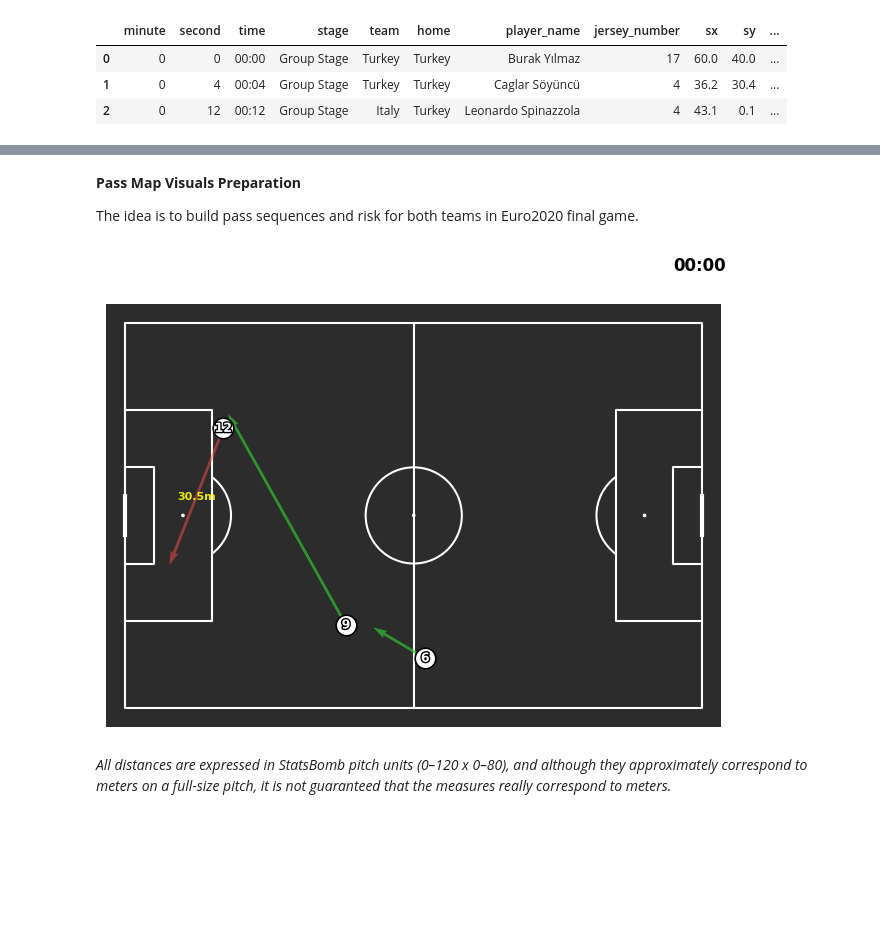
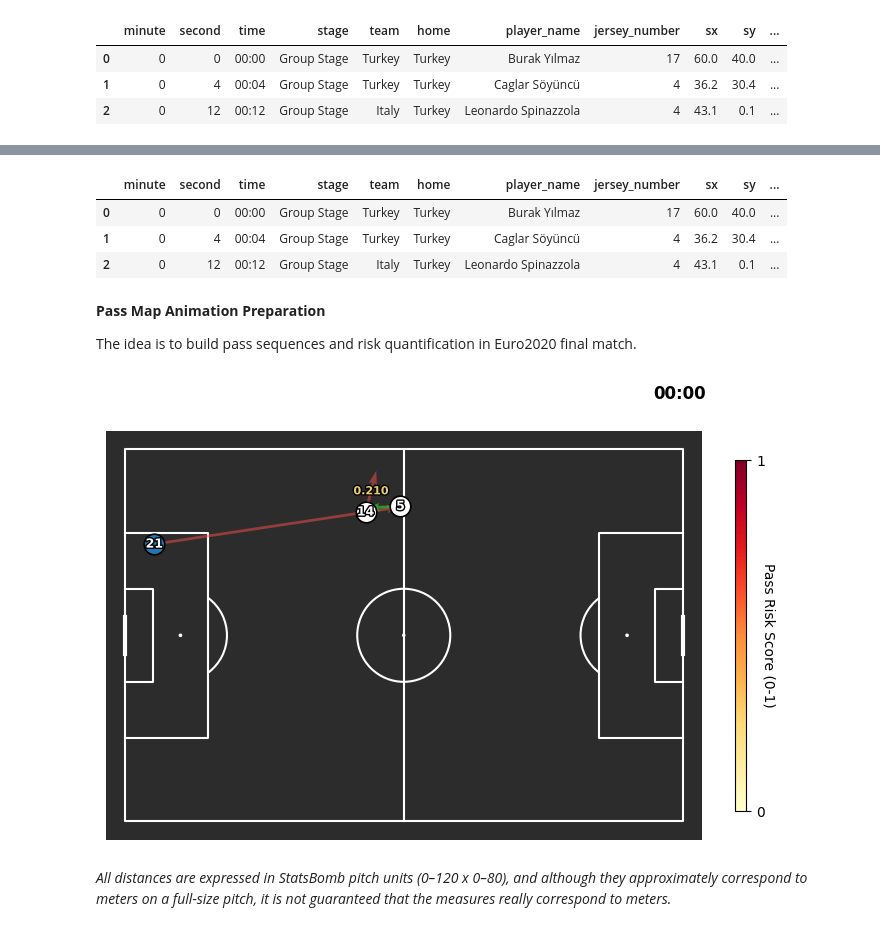
Before and after one commit to pujolaleix/pass_risk_quantification, a Jupyter notebook: pass_risk.ipynb, the cells around one changed output, grey strips where cells are left out. Drawn from its saved outputs; the diff is of its cells as text; code cells hidden in the pictures; blank space fills up the shorter version.

```diff
--- a/pass_risk.ipynb
+++ b/pass_risk.ipynb
@@ -87,7 +88,7 @@ features = [
         "is_cross", "is_through", "zone_origin", "zone_dest", "is_complete"
     ]
 
-pressure_thr = 3.5          # in meters
+pressure_thr = 2.5          # in meters
 bypass_margin_thr = 2.0     # in meters
 
 pass_events = []
@@ -149,11 +164,39 @@ display(df_pass.head(3))
+# %%
+def pass_risk_metric(df: pd.DataFrame, metrics: dict[str, float], flip_values: np.array):
+
+    risk = pd.Series(0, index=df.index)
+
+    for m in metrics.keys():
+        norm_m = (df[m]-df[m].min()) / (df[m].max()-df[m].min())
+        norm_m = norm_m.fillna(0.0)
+
+        if m in flip_values:
+            norm_m = 1.0 - norm_m
+
+        risk = risk + norm_m*metrics[m]
+
+    return risk
+
+
+cols = {'length':0.3, 'passer_pressure': 0.1, 'passer_pressure_dist':0.1, 'receiver_pressure':0.1, 'receiver_pressure_dist':0.1, 'bypassed_opponents':0.3}
+metrics_to_flip = ['passer_pressure_dist', 'receiver_pressure_dist']    # lower values are riskier than higher values
+df_pass["risk_measure"] = pass_risk_metric(df=df_pass, metrics=cols, flip_values=metrics_to_flip)
+# %%
+df_pass.head(3)
+# %% [output]
+|  | minute | second | time | stage | team | home | player_name | jersey_number | sx | sy | ... |
+| 0 | 0 | 0 | 00:00 | Group Stage | Turkey | Turkey | Burak Yılmaz | 17 | 60.0 | 40.0 | ... |
+| 1 | 0 | 4 | 00:04 | Group Stage | Turkey | Turkey | Caglar Söyüncü | 4 | 36.2 | 30.4 | ... |
+| 2 | 0 | 12 | 00:12 | Group Stage | Italy | Turkey | Leonardo Spinazzola | 4 | 43.1 | 0.1 | ... |
 # %% [markdown]
-**Pass Map Visuals Preparation**
+**Pass Map Animation Preparation**
 
-The idea is to build pass sequences and risk for both teams in Euro2020 final game.
+The idea is to build pass sequences and risk quantification in Euro2020 final match.
 # %%
 n_passes_in_viz = 3
 pitch_length = 120
 pitch_width = 80
+visual_measure = 'risk_measure'
 
 team_color = {
     'italy': '#1f77b4',
@@ -165,8 +208,7 @@ pass_outcome_color = {
     'fail': "#fa4e4e",
 }
 # %%
-# visualize pass events
-df_final = df_pass[df_pass["stage"]=="Final"].head(100)
+df_final = df_pass[df_pass["stage"]=="Final"]
 
 #flip away team locations
 is_away = df_final['team']!=df_final['home']
@@ -182,12 +224,25 @@ time_text = ax.text(
     ha="right", va="bottom",
     fontsize=12, color="black", weight="bold"
 )
+
+cmap = mpl.cm.get_cmap('YlOrRd')
+norm = mpl.colors.Normalize(vmin=0., vmax=1.0)
+sm = mpl.cm.ScalarMappable(cmap=cmap, norm=norm)
+sm.set_array([])
+cbar = fig.colorbar(sm, ax=ax, fraction=0.05, pad=0.05, shrink=0.8, aspect=30)
+cbar.set_ticks([0.0, 1.0])
+cbar.set_label("Pass Risk Score (0-1)", rotation=270, labelpad=8, color="black")
+for t in cbar.ax.get_yticklabels():
+    t.set_color("black")
+cbar.outline.set_edgecolor("black")
+
 metric_text = ax.text(
     60, 40, "",
     ha="center", va="center",
     fontsize=8, color="yellow", weight="bold",
     alpha=0.9, zorder=8
 )
+metric_text.set_path_effects([PathEffects.withStroke(linewidth=2, foreground="black")])
 
 visualize_frames = []
 player_markers = {}
@@ -214,7 +269,8 @@ def animate(i):
     mx, my = (row['sx'] + row['ex'])/2, (row['sy'] + row['ey'])/2
     # update the distance text
     metric_text.set_position((mx, my))
-    metric_text.set_text(f"{row['length']:.1f}m")
+    metric_text.set_text(f"{row[visual_measure]:.3f}")
+    metric_text.set_color(cmap(norm(row[visual_measure])))
     frame.append(pass_arrow)
 
     #draw action player
@@ -241,33 +297,34 @@ def animate(i):
                               x=row["ex"],
                               y=row["ey"],
                               circle=receiver_circle,
                               number=row["jersey_number_receiver"])
 
     visualize_frames.append(frame)
     if len(visualize_frames) > n_passes_in_viz:
         old = visualize_frames.pop(0)
         for art in old:
             try:
                 art.remove()
             except Exception:
                 pass
 
 
     return ax,
 
 
 ani = animation.FuncAnimation(fig, animate,
                               frames=len(df_final),
                               interval=80,
                               blit=False,
                               repeat=False)
 
 # save file
 ffmpeg_path = imageio_ffmpeg.get_ffmpeg_exe()
 mpl.rcParams["animation.ffmpeg_path"] = ffmpeg_path
 writer = animation.FFMpegWriter(fps=1, bitrate=1800)
 ani.save('euro2020_final_pass_animation.mp4', writer=writer)
+df_final.to_csv("euro2020_final_pass_events.csv", index=False)
 # %% [output]
-[figure, old version]
+[figure, new version]
 # %% [markdown]
 *All distances are expressed in StatsBomb pitch units (0–120 x 0–80), and although they approximately correspond to meters on a full-size pitch, it is not guaranteed that the measures really correspond to meters.*
```
Also changed, not shown: parts of 3 cells of this notebook, 3 other files.
